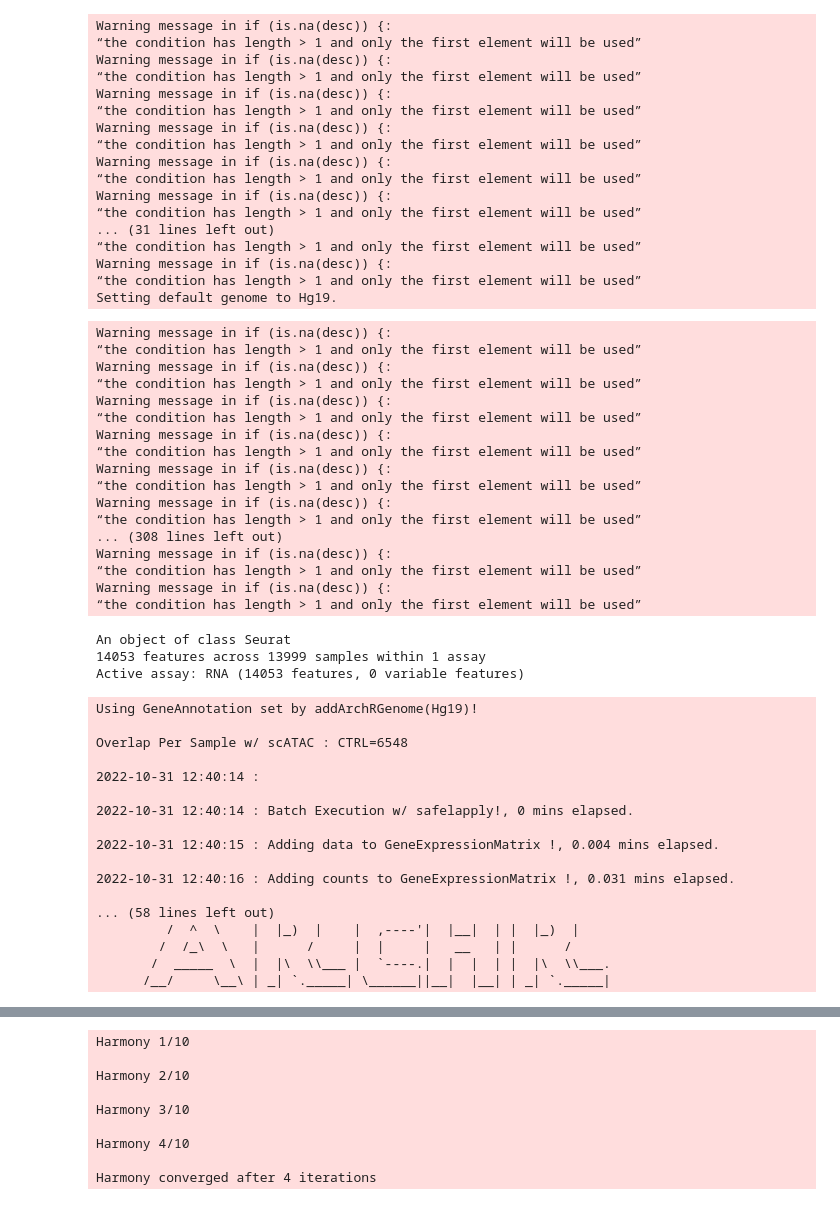
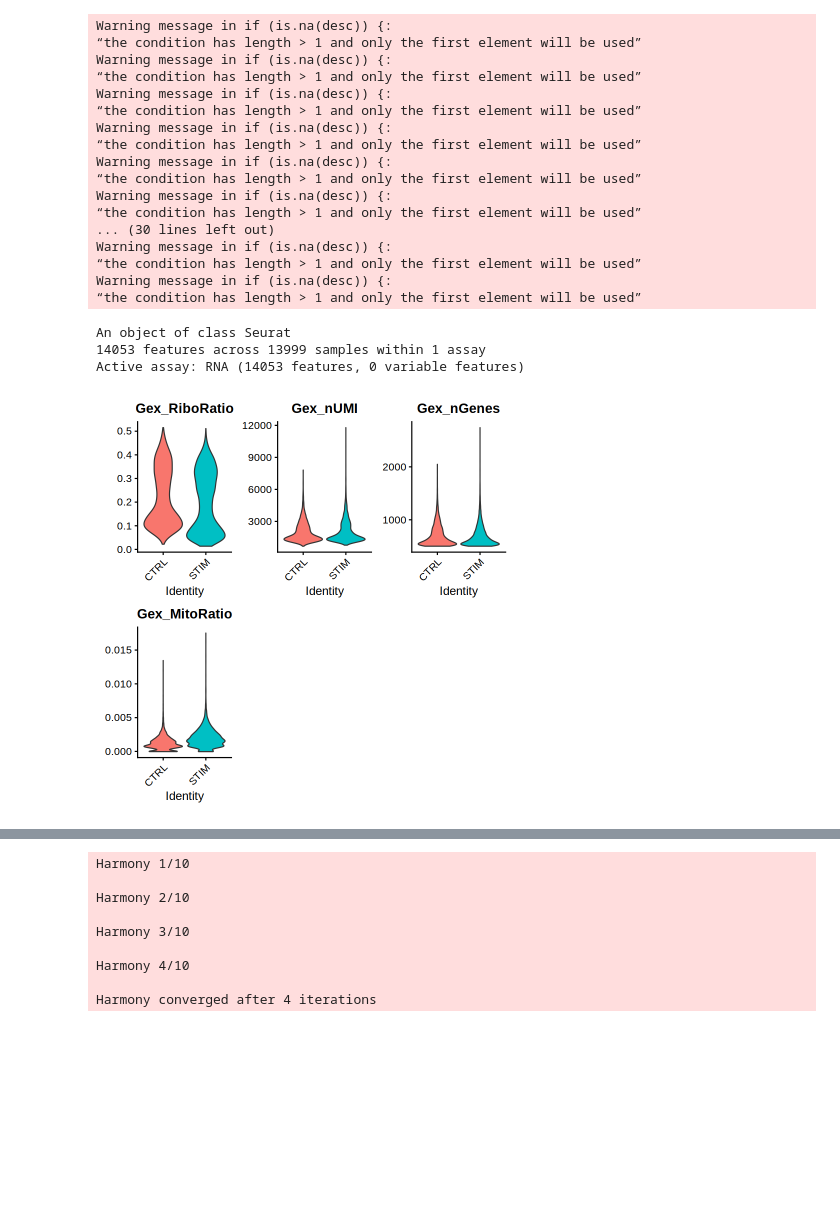
Before and after one commit to CostaLab/ArchRNA, a Jupyter notebook: vignettes/ifnb_integration.ipynb, the cells around one changed output, grey strips where cells are left out. Saved outputs shown, nothing was run; the diff lists cells and outputs as text; code cells hidden in the pictures; blank space fills up the shorter version.

```diff
--- a/vignettes/ifnb_integration.ipynb
+++ b/vignettes/ifnb_integration.ipynb
@@ -5,7 +5,7 @@ suppressPackageStartupMessages(library(parallel))
 suppressPackageStartupMessages(library(Seurat))
 suppressPackageStartupMessages(library(SeuratData))
 
-addArchRGenome("hg19")
+suppressMessages(suppressWarnings(addArchRGenome("hg19")))
 # %% [output]
 Warning message in if (is.na(desc)) {:
 “the condition has length > 1 and only the first element will be used”
@@ -19,56 +19,25 @@ Warning message in if (is.na(desc)) {:
 “the condition has length > 1 and only the first element will be used”
 Warning message in if (is.na(desc)) {:
 “the condition has length > 1 and only the first element will be used”
-... (31 lines left out)
+... (30 lines left out)
+Warning message in if (is.na(desc)) {:
 “the condition has length > 1 and only the first element will be used”
 Warning message in if (is.na(desc)) {:
 “the condition has length > 1 and only the first element will be used”
-Setting default genome to Hg19.
 # %%
-SeuratData::InstallData("ifnb")
-SeuratData::LoadData("ifnb")
+suppressWarnings(SeuratData::InstallData("ifnb"))
+suppressWarnings(SeuratData::LoadData("ifnb"))
 # %% [output]
-Warning message in if (is.na(desc)) {:
-“the condition has length > 1 and only the first element will be used”
-Warning message in if (is.na(desc)) {:
-“the condition has length > 1 and only the first element will be used”
-Warning message in if (is.na(desc)) {:
-“the condition has length > 1 and only the first element will be used”
-Warning message in if (is.na(desc)) {:
-“the condition has length > 1 and only the first element will be used”
-Warning message in if (is.na(desc)) {:
-“the condition has length > 1 and only the first element will be used”
-Warning message in if (is.na(desc)) {:
-“the condition has length > 1 and only the first element will be used”
-... (308 lines left out)
-Warning message in if (is.na(desc)) {:
-“the condition has length > 1 and only the first element will be used”
-Warning message in if (is.na(desc)) {:
-“the condition has length > 1 and only the first element will be used”
+An object of class Seurat
+14053 features across 13999 samples within 1 assay
+Active assay: RNA (14053 features, 0 variable features)
-An object of class Seurat
-14053 features across 13999 samples within 1 assay
-Active assay: RNA (14053 features, 0 variable features)
 # %%
 mat <- GetAssayData(ifnb, slot="counts")
 colnames(mat) <- paste0(ifnb$stim, "#", colnames(mat))
 rownames(ifnb@meta.data) <- colnames(mat)
 # %%
-proj <- ArchRNA::Matrix2ArchRProject(mat=mat, name=c("CTRL", "STIM"), meta.data = ifnb@meta.data,outputDirectory = "ifnb", addHashtag = F)
+proj <- suppressMessages(suppressWarnings(ArchRNA::Matrix2ArchRProject(mat=mat, name=c("CTRL", "STIM"), meta.data = ifnb@meta.data,outputDirectory = "ifnb", addHashtag = F)))
-# %% [output]
-Using GeneAnnotation set by addArchRGenome(Hg19)!
-
-Overlap Per Sample w/ scATAC : CTRL=6548
-
-2022-10-31 12:40:14 :
-
-2022-10-31 12:40:14 : Batch Execution w/ safelapply!, 0 mins elapsed.
-
-2022-10-31 12:40:15 : Adding data to GeneExpressionMatrix !, 0.004 mins elapsed.
-
-2022-10-31 12:40:16 : Adding counts to GeneExpressionMatrix !, 0.031 mins elapsed.
-
-... (58 lines left out)
-         /  ^  \    |  |_)  |    |  ,----'|  |__|  | |  |_)  |
-        /  /_\  \   |      /     |  |     |   __   | |      /
-       /  _____  \  |  |\  \\___ |  `----.|  |  |  | |  |\  \\___.
-      /__/     \__\ | _| `._____| \______||__|  |__| | _| `._____|
+# %%
+VlnPlotS(proj, features=c('Gex_RiboRatio', 'Gex_nUMI', 'Gex_nGenes', 'Gex_MitoRatio'), group.by="Sample", pt.size=0)
+# %% [output]
+[figure, added]
```
Also changed, not shown: parts of 13 cells of this notebook, 5 other files.
